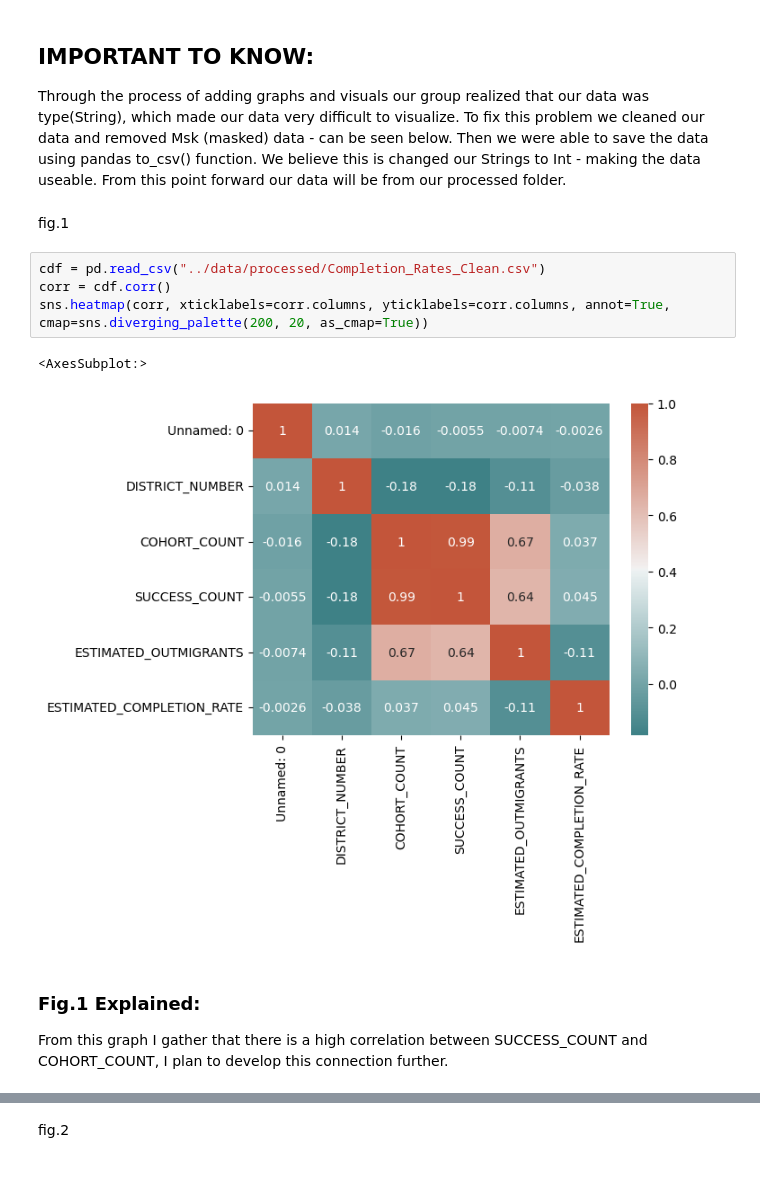
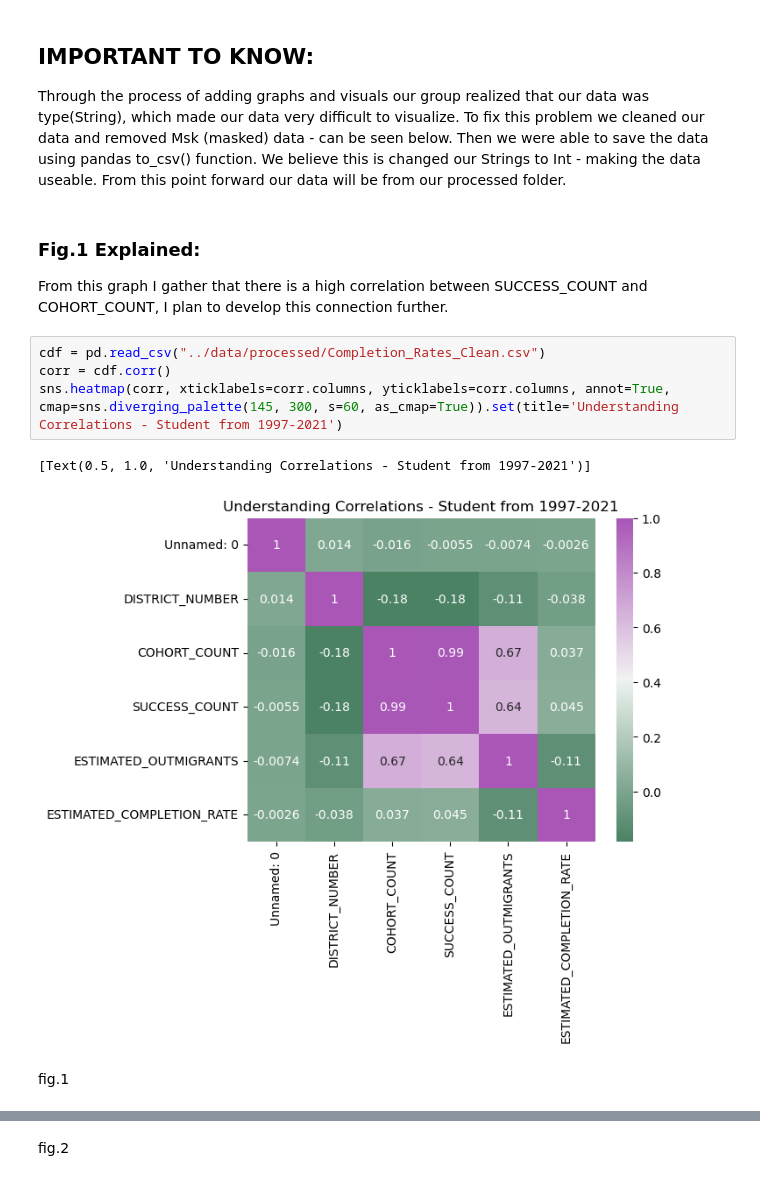
Before and after one commit to ubco-W2022T1-cosc301/project-group19, a Jupyter notebook: notebooks/analysis3.ipynb, the cells around one changed output, grey strips where cells are left out. Cells and saved outputs as stored; diff of their text form.

```diff
--- a/notebooks/analysis3.ipynb
+++ b/notebooks/analysis3.ipynb
@@ -162,16 +176,16 @@ array([nan, 'Southeast Kootenay', 'Rocky Mountain', 'Kootenay Lake',
 # %% [markdown]
 ## IMPORTANT TO KNOW:
 Through the process of adding graphs and visuals our group realized that our data was type(String), which made our data very difficult to visualize. To fix this problem we cleaned our data and removed Msk (masked) data - can be seen below. Then we were able to save the data using pandas to_csv() function. We believe this is changed our Strings to Int - making the data useable. From this point forward our data will be from our processed folder.
+# %% [markdown]
+### Fig.1 Explained:
+
+From this graph I gather that there is a high correlation between SUCCESS_COUNT and COHORT_COUNT, I plan to develop this connection further.
+# %%
+cdf = pd.read_csv("../data/processed/Completion_Rates_Clean.csv")
+corr = cdf.corr()
+sns.heatmap(corr, xticklabels=corr.columns, yticklabels=corr.columns, annot=True, cmap=sns.diverging_palette(145, 300, s=60, as_cmap=True)).set(title='Understanding Correlations - Student from 1997-2021')
+# %% [output]
+[Text(0.5, 1.0, 'Understanding Correlations - Student from 1997-2021')]
+[figure, added]
 # %% [markdown]
 fig.1
-# %%
-cdf = pd.read_csv("../data/processed/Completion_Rates_Clean.csv")
-corr = cdf.corr()
-sns.heatmap(corr, xticklabels=corr.columns, yticklabels=corr.columns, annot=True, cmap=sns.diverging_palette(200, 20, as_cmap=True))
-# %% [output]
-<AxesSubplot:>
-[figure, removed]
-# %% [markdown]
-### Fig.1 Explained:
-
-From this graph I gather that there is a high correlation between SUCCESS_COUNT and COHORT_COUNT, I plan to develop this connection further.
```
Also changed, not shown: parts of 28 cells of this notebook, 1 other file.
